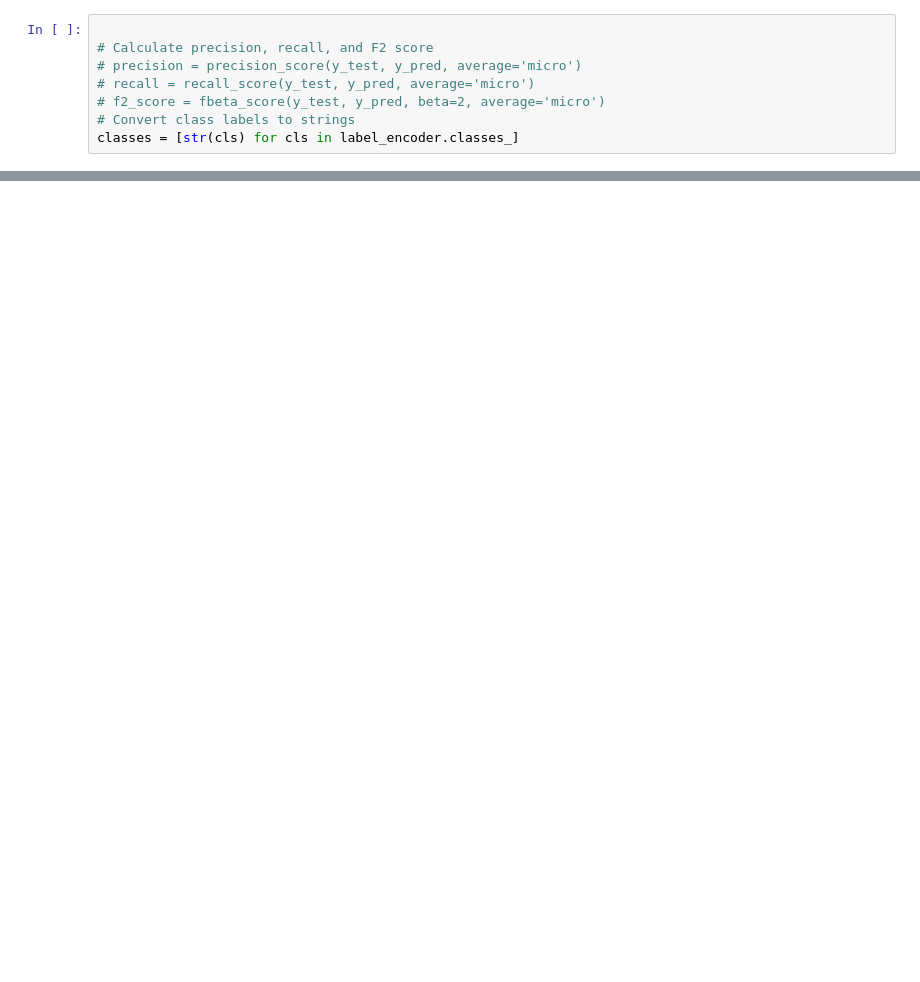
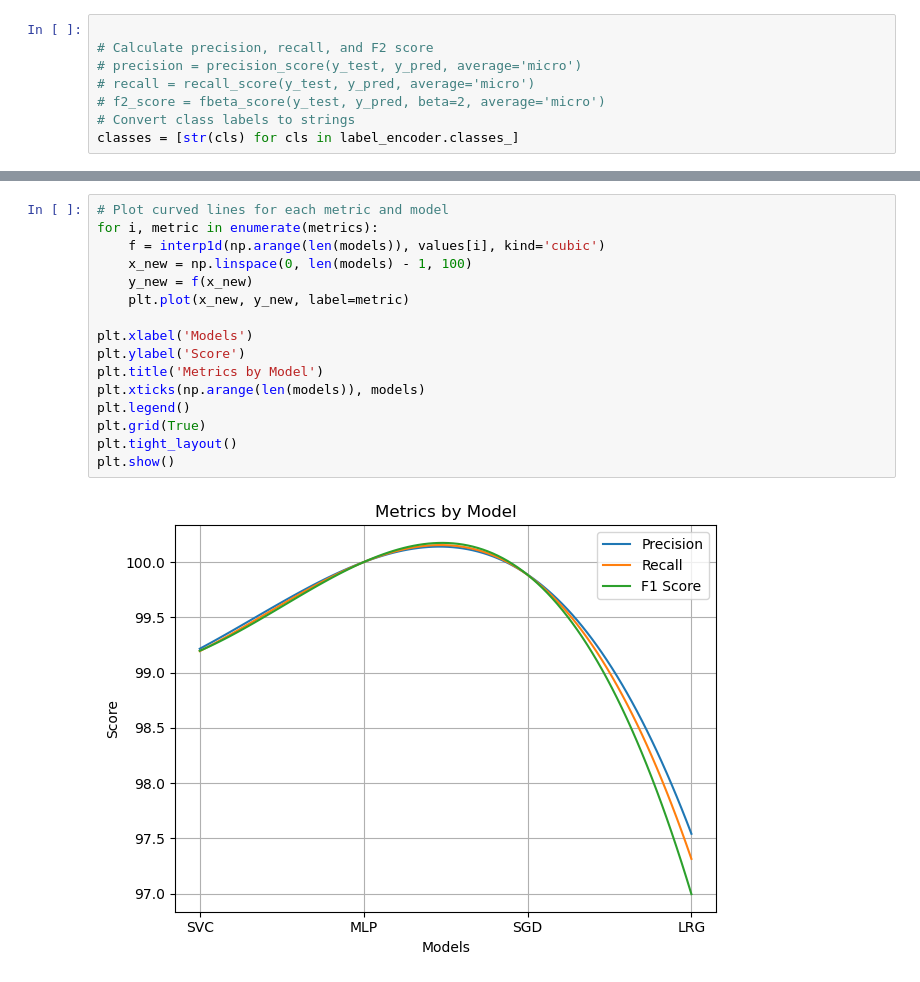
Before and after one commit to suwashah/can_intrusion, a Jupyter notebook: AllScan.ipynb, the cells around one changed output, grey strips where cells are left out. Drawn from its saved outputs; the diff is of its cells as text; blank space fills up the shorter version.

```diff
--- a/AllScan.ipynb
+++ b/AllScan.ipynb
@@ -151,0 +220,18 @@ plt.show()
+# %%
+# Plot curved lines for each metric and model
+for i, metric in enumerate(metrics):
+    f = interp1d(np.arange(len(models)), values[i], kind='cubic')
+    x_new = np.linspace(0, len(models) - 1, 100)
+    y_new = f(x_new)
+    plt.plot(x_new, y_new, label=metric)
+
+plt.xlabel('Models')
+plt.ylabel('Score')
+plt.title('Metrics by Model')
+plt.xticks(np.arange(len(models)), models)
+plt.legend()
+plt.grid(True)
+plt.tight_layout()
+plt.show()
+# %% [output]
+[figure, added]
```
Also changed, not shown: parts of 4 cells of this notebook.
